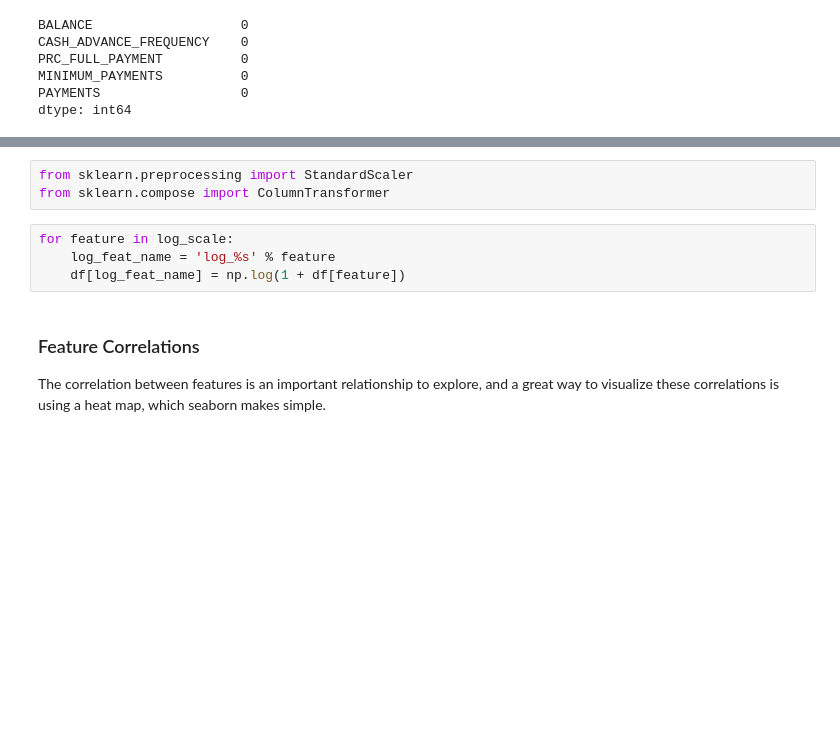
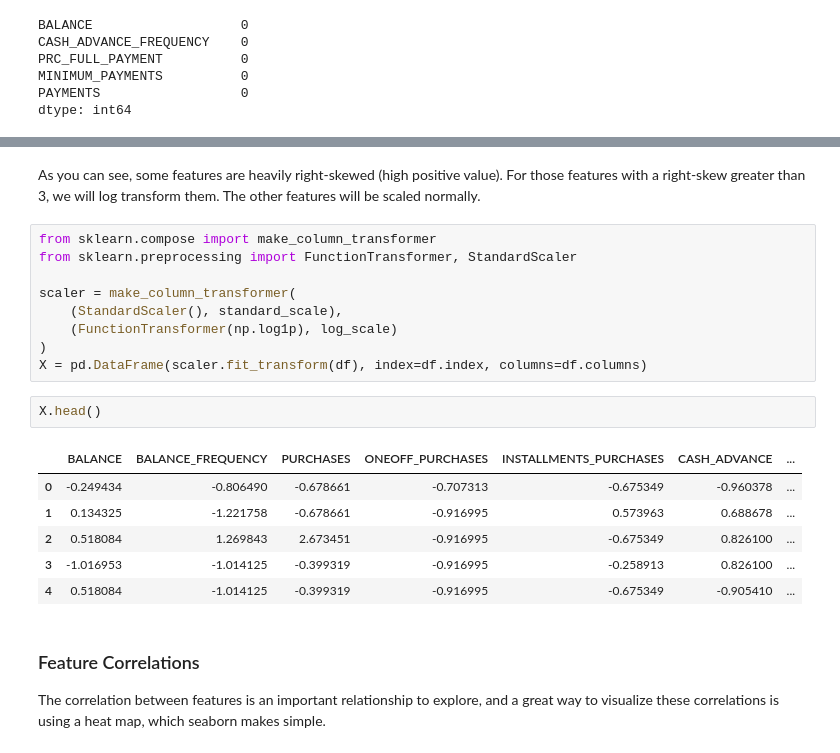
Before and after one commit to jdn5126/CommunitySegmentation, a Jupyter notebook: CreditCardClustering.ipynb, the cells around one changed output, grey strips where cells are left out. Saved outputs shown, nothing was run; the diff lists cells and outputs as text; blank space fills up the shorter version.

```diff
--- a/CreditCardClustering.ipynb
+++ b/CreditCardClustering.ipynb
@@ -134,10 +132,23 @@ As you can see, some features are heavily right-skewed (high positive value). Fo
+# %% [markdown]
+As you can see, some features are heavily right-skewed (high positive value). For those features with a right-skew greater than 3, we will log transform them. The other features will be scaled normally.
 # %%
-from sklearn.preprocessing import StandardScaler
-from sklearn.compose import ColumnTransformer
+from sklearn.compose import make_column_transformer
+from sklearn.preprocessing import FunctionTransformer, StandardScaler
+
+scaler = make_column_transformer(
+    (StandardScaler(), standard_scale),
+    (FunctionTransformer(np.log1p), log_scale)
+)
+X = pd.DataFrame(scaler.fit_transform(df), index=df.index, columns=df.columns)
-# %%
-for feature in log_scale:
-    log_feat_name = 'log_%s' % feature
-    df[log_feat_name] = np.log(1 + df[feature])
+# %%
+X.head()
+# %% [output]
+|  | BALANCE | BALANCE_FREQUENCY | PURCHASES | ONEOFF_PURCHASES | INSTALLMENTS_PURCHASES | CASH_ADVANCE | ... |
+| 0 | -0.249434 | -0.806490 | -0.678661 | -0.707313 | -0.675349 | -0.960378 | ... |
+| 1 | 0.134325 | -1.221758 | -0.678661 | -0.916995 | 0.573963 | 0.688678 | ... |
+| 2 | 0.518084 | 1.269843 | 2.673451 | -0.916995 | -0.675349 | 0.826100 | ... |
+| 3 | -1.016953 | -1.014125 | -0.399319 | -0.916995 | -0.258913 | 0.826100 | ... |
+| 4 | 0.518084 | -1.014125 | -0.399319 | -0.916995 | -0.675349 | -0.905410 | ... |
 # %% [markdown]
 ### Feature Correlations
 
```
Also changed, not shown: parts of 28 cells of this notebook.
